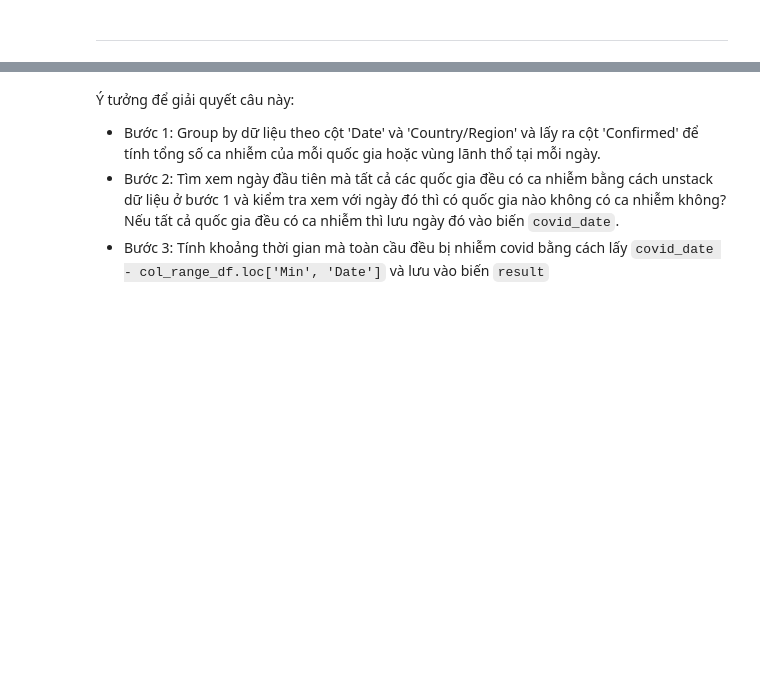
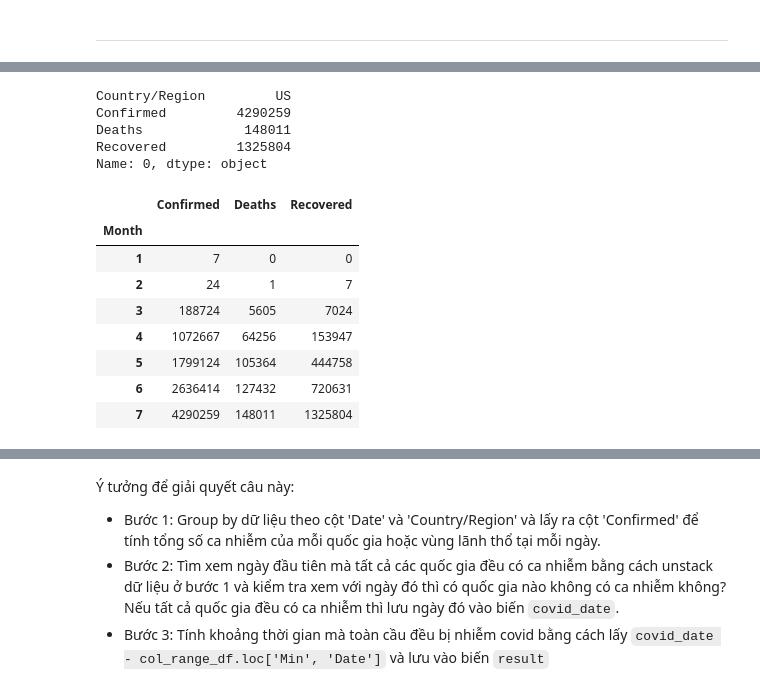
Before and after one commit to anhnamjr/LTKHDL, a Jupyter notebook: 1712604_NguyenAnhNam.ipynb, the cells around one changed output, grey strips where cells are left out. Cells and saved outputs as stored; diff of their text form; code cells hidden in the pictures; blank space fills up the shorter version.

```diff
--- a/1712604_NguyenAnhNam.ipynb
+++ b/1712604_NguyenAnhNam.ipynb
@@ -232,0 +241,29 @@ Qua biểu đồ ta thấy nước Mỹ có số ca nhiễm cao ngất ngưỡng
+# %%
+#Bước 1:
+recent_df = covid_df[covid_df['Date'] == col_range_df.loc['Max', 'Date']]
+recent_df = recent_df[['Country/Region', 'Confirmed', 'Deaths', 'Recovered']]
+recent_df.sort_values(by=['Confirmed'], inplace=True, ascending=False)
+recent_df.reset_index(drop=True, inplace=True)
+country_highest_cases  = recent_df.iloc[0]
+country_highest_cases
+# %% [output]
+Country/Region         US
+Confirmed         4290259
+Deaths             148011
+Recovered         1325804
+Name: 0, dtype: object
+# %%
+#Bước 2:
+df = covid_df[covid_df['Country/Region'] == country_highest_cases['Country/Region']]
+US_df = df[['Month','Confirmed', 'Deaths','Recovered']].groupby(['Month']).max()
+US_df
+# %% [output]
+|  | Confirmed | Deaths | Recovered |
+| Month |  |  |  |
+| 1 | 7 | 0 | 0 |
+| 2 | 24 | 1 | 7 |
+| 3 | 188724 | 5605 | 7024 |
+| 4 | 1072667 | 64256 | 153947 |
+| 5 | 1799124 | 105364 | 444758 |
+| 6 | 2636414 | 127432 | 720631 |
+| 7 | 4290259 | 148011 | 1325804 |
```
Also changed, not shown: parts of 21 cells of this notebook.
